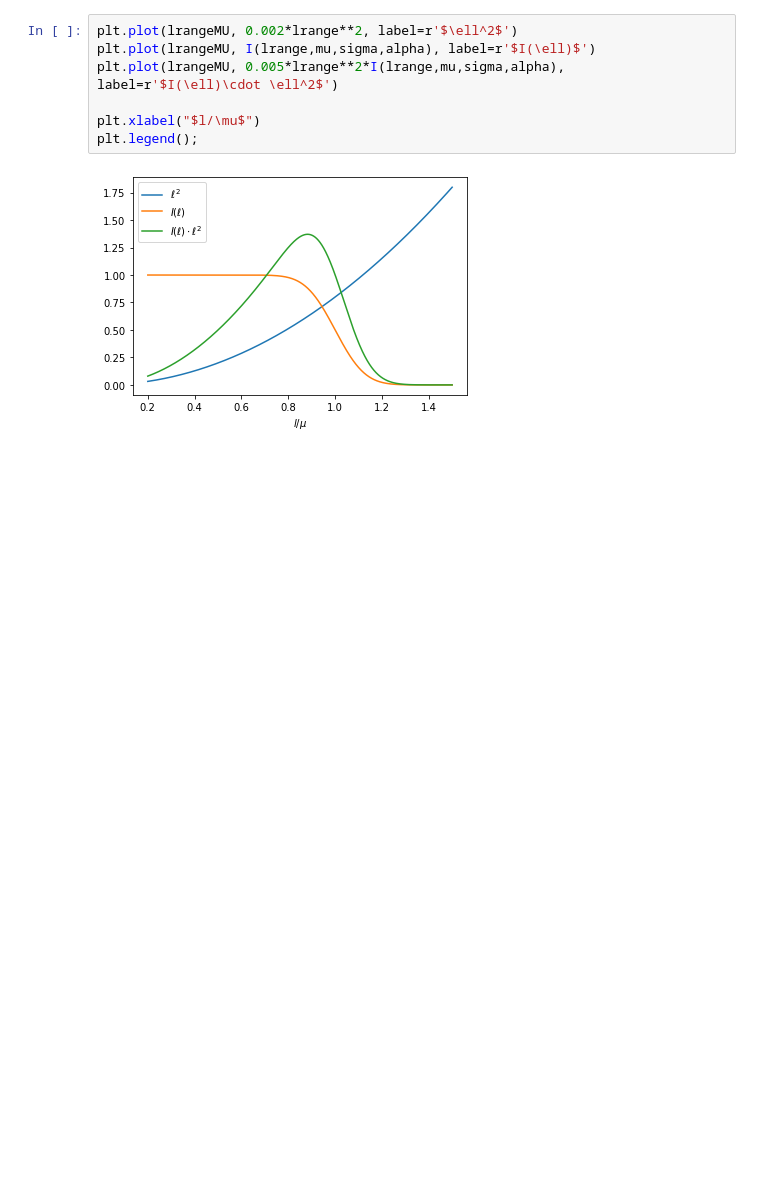
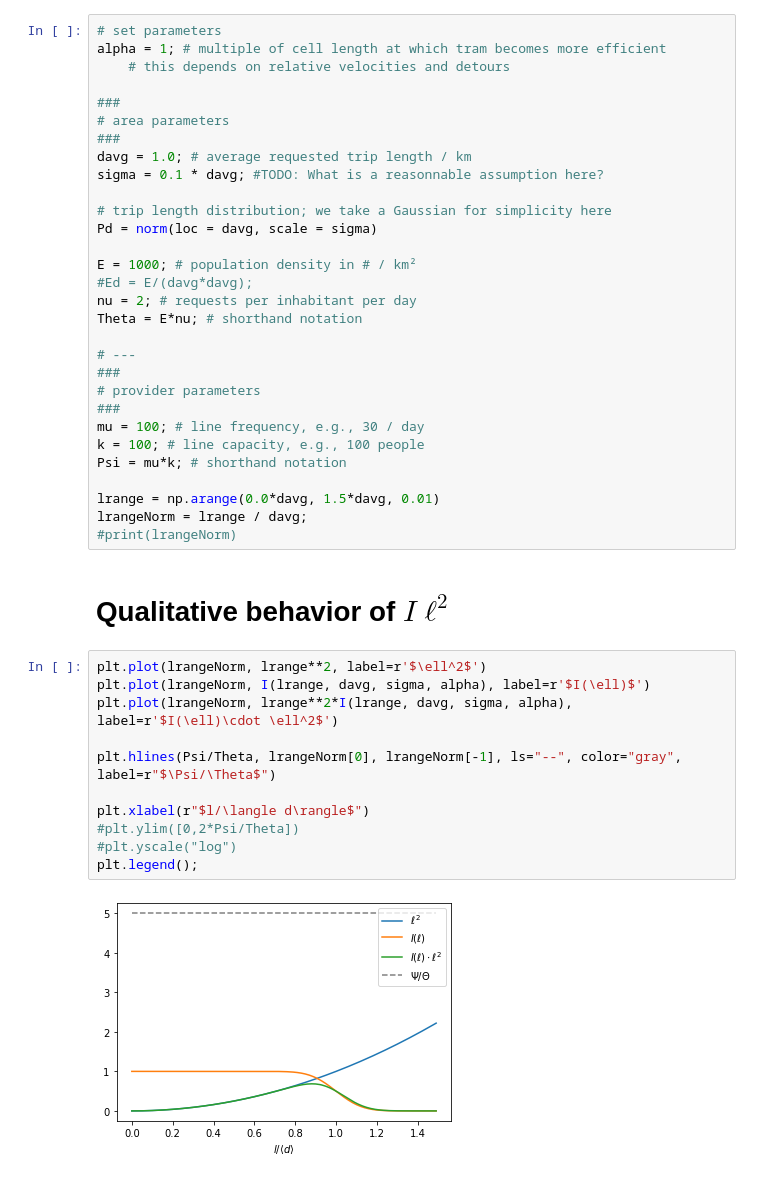
Before and after one commit to poss-group/bimodal_ridepooling, a Jupyter notebook: optimal-mesh.ipynb, the cells around one changed output. Cells and saved outputs as stored; diff of their text form; blank space fills up the shorter version.

```diff
--- a/optimal-mesh.ipynb
+++ b/optimal-mesh.ipynb
@@ -18,9 +34,45 @@ lrangeMU = lrange / mu;
+# %%
+# set parameters
+alpha = 1; # multiple of cell length at which tram becomes more efficient
+    # this depends on relative velocities and detours
+
+###
+# area parameters
+###
+davg = 1.0; # average requested trip length / km
+sigma = 0.1 * davg; #TODO: What is a reasonnable assumption here?
+
+# trip length distribution; we take a Gaussian for simplicity here
+Pd = norm(loc = davg, scale = sigma)
+
+E = 1000; # population density in # / km²
+#Ed = E/(davg*davg);
+nu = 2; # requests per inhabitant per day
+Theta = E*nu; # shorthand notation
+
+# ---
+###
+# provider parameters
+###
+mu = 100; # line frequency, e.g., 30 / day
+k = 100; # line capacity, e.g., 100 people
+Psi = mu*k; # shorthand notation
+
+lrange = np.arange(0.0*davg, 1.5*davg, 0.01)
+lrangeNorm = lrange / davg;
+#print(lrangeNorm)
+# %% [markdown]
+# Qualitative behavior of $I \ell^2$
 # %%
-plt.plot(lrangeMU, 0.002*lrange**2, label=r'$\ell^2$')
-plt.plot(lrangeMU, I(lrange,mu,sigma,alpha), label=r'$I(\ell)$')
-plt.plot(lrangeMU, 0.005*lrange**2*I(lrange,mu,sigma,alpha), label=r'$I(\ell)\cdot \ell^2$')
+plt.plot(lrangeNorm, lrange**2, label=r'$\ell^2$')
+plt.plot(lrangeNorm, I(lrange, davg, sigma, alpha), label=r'$I(\ell)$')
+plt.plot(lrangeNorm, lrange**2*I(lrange, davg, sigma, alpha), label=r'$I(\ell)\cdot \ell^2$')
 
-plt.xlabel("$l/\mu$")
+plt.hlines(Psi/Theta, lrangeNorm[0], lrangeNorm[-1], ls="--", color="gray", label=r"$\Psi/\Theta$")
+
+plt.xlabel(r"$l/\langle d\rangle$")
+#plt.ylim([0,2*Psi/Theta])
+#plt.yscale("log")
 plt.legend();
 # %% [output]
-[figure, old version]
+[figure, new version]
```
Also changed, not shown: parts of 14 cells of this notebook.
